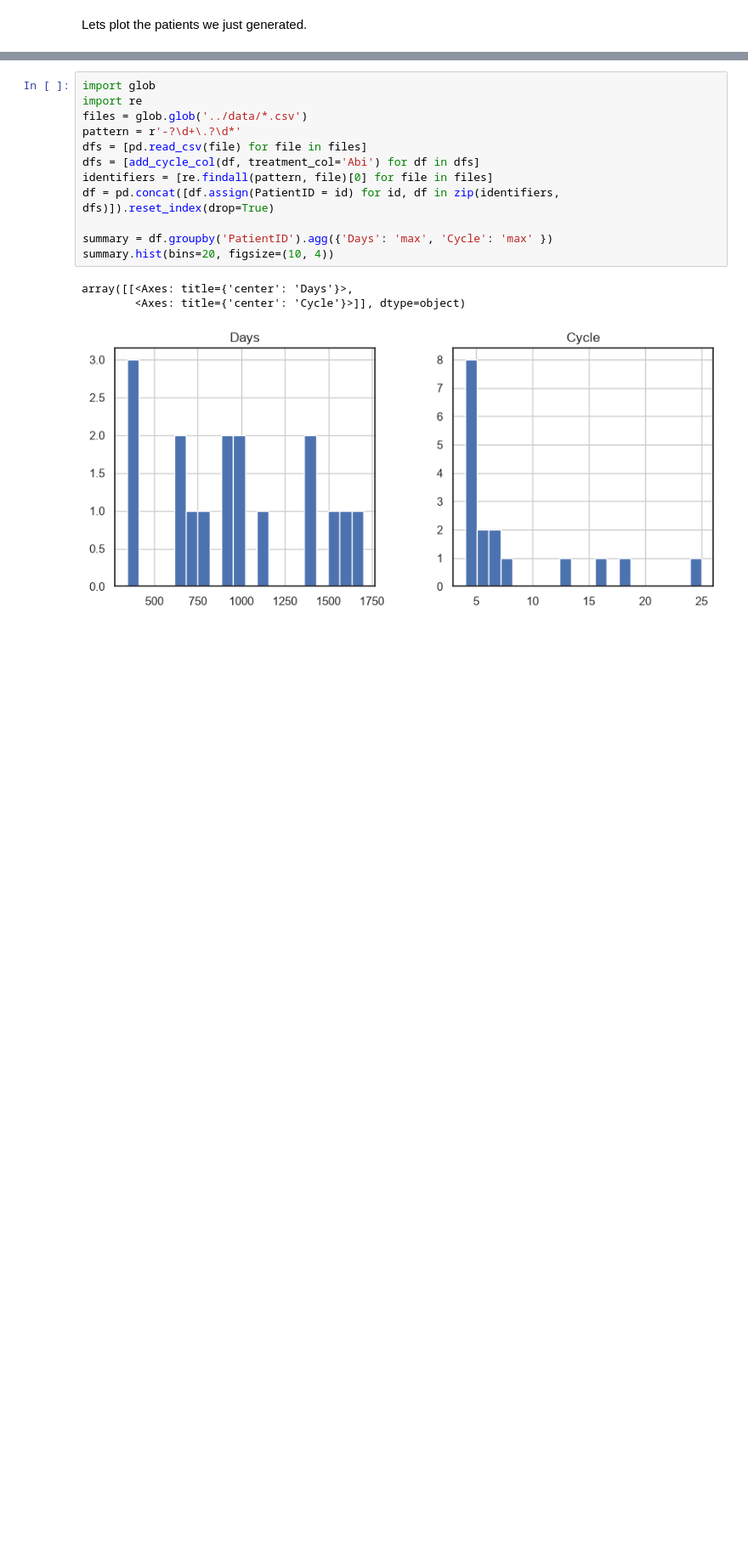
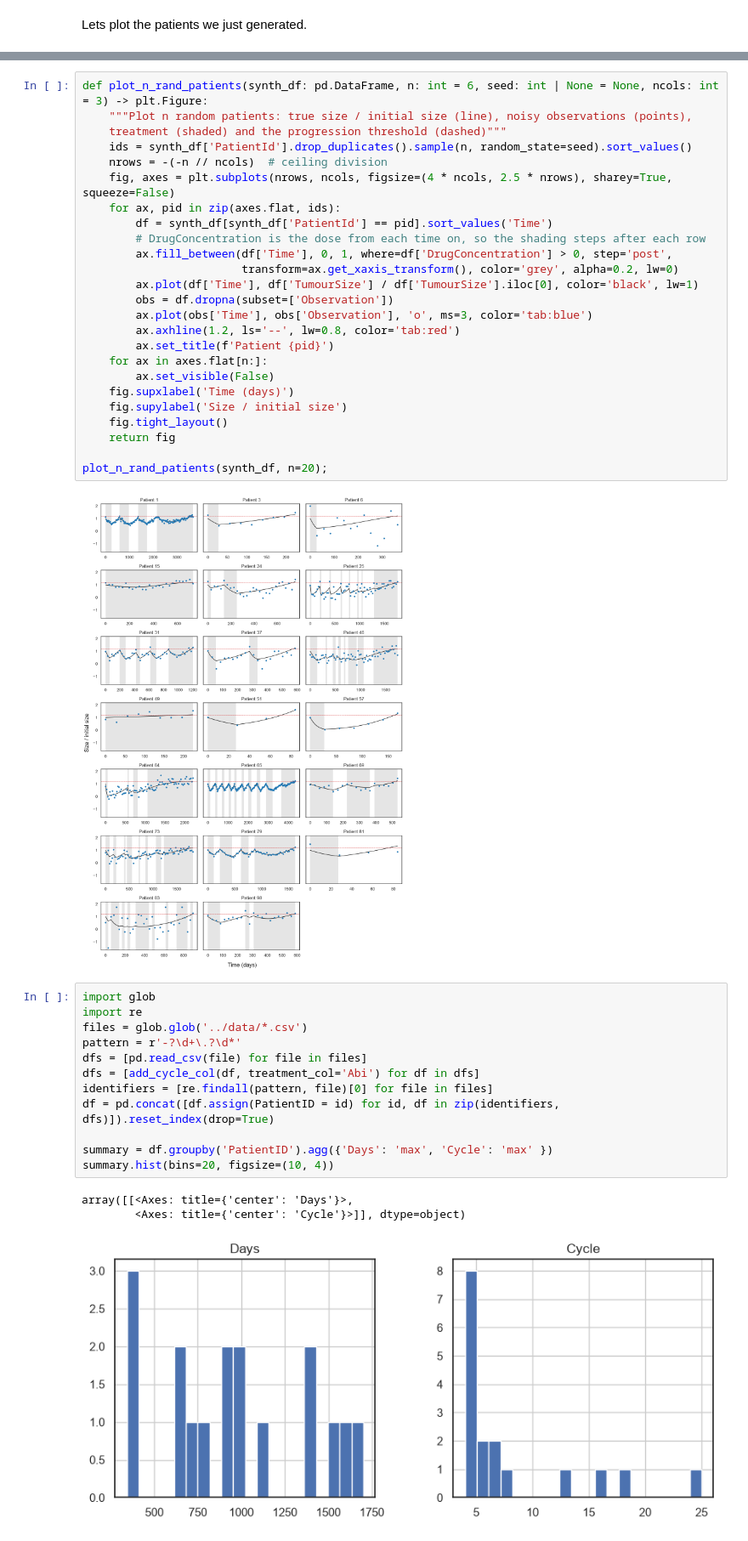
Before and after one commit to emilfrej/biomarker_uncertainty, a Jupyter notebook: python/genertate_synth_AT_trial_data.ipynb, the cells around one changed output, grey strips where cells are left out. Shown at 85% size. Cells and saved outputs as stored; diff of their text form; blank space fills up the shorter version.

```diff
--- a/python/genertate_synth_AT_trial_data.ipynb
+++ b/python/genertate_synth_AT_trial_data.ipynb
@@ -202,3 +193,30 @@ array([[<Axes: title={'center': 'Time'}>,
+# %%
+def plot_n_rand_patients(synth_df: pd.DataFrame, n: int = 6, seed: int | None = None, ncols: int = 3) -> plt.Figure:
+    """Plot n random patients: true size / initial size (line), noisy observations (points),
+    treatment (shaded) and the progression threshold (dashed)"""
+    ids = synth_df['PatientId'].drop_duplicates().sample(n, random_state=seed).sort_values()
+    nrows = -(-n // ncols)  # ceiling division
+    fig, axes = plt.subplots(nrows, ncols, figsize=(4 * ncols, 2.5 * nrows), sharey=True, squeeze=False)
+    for ax, pid in zip(axes.flat, ids):
+        df = synth_df[synth_df['PatientId'] == pid].sort_values('Time')
+        # DrugConcentration is the dose from each time on, so the shading steps after each row
+        ax.fill_between(df['Time'], 0, 1, where=df['DrugConcentration'] > 0, step='post',
+                        transform=ax.get_xaxis_transform(), color='grey', alpha=0.2, lw=0)
+        ax.plot(df['Time'], df['TumourSize'] / df['TumourSize'].iloc[0], color='black', lw=1)
+        obs = df.dropna(subset=['Observation'])
+        ax.plot(obs['Time'], obs['Observation'], 'o', ms=3, color='tab:blue')
+        ax.axhline(1.2, ls='--', lw=0.8, color='tab:red')
+        ax.set_title(f'Patient {pid}')
+    for ax in axes.flat[n:]:
+        ax.set_visible(False)
+    fig.supxlabel('Time (days)')
+    fig.supylabel('Size / initial size')
+    fig.tight_layout()
+    return fig
+
+plot_n_rand_patients(synth_df, n=20);
+# %% [output]
+[figure, added]
 # %%
 import glob
 import re
```
Also changed, not shown: parts of 11 cells of this notebook, 9 other files.
